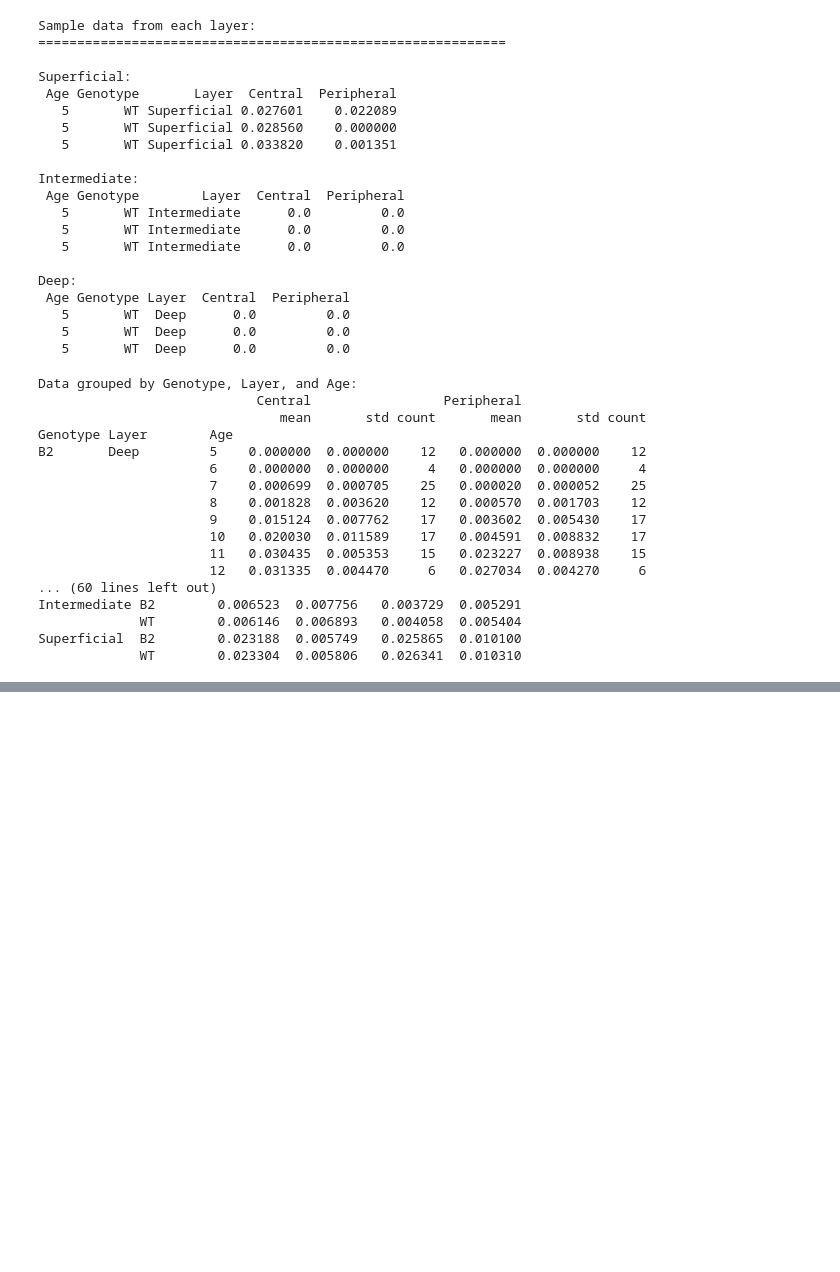
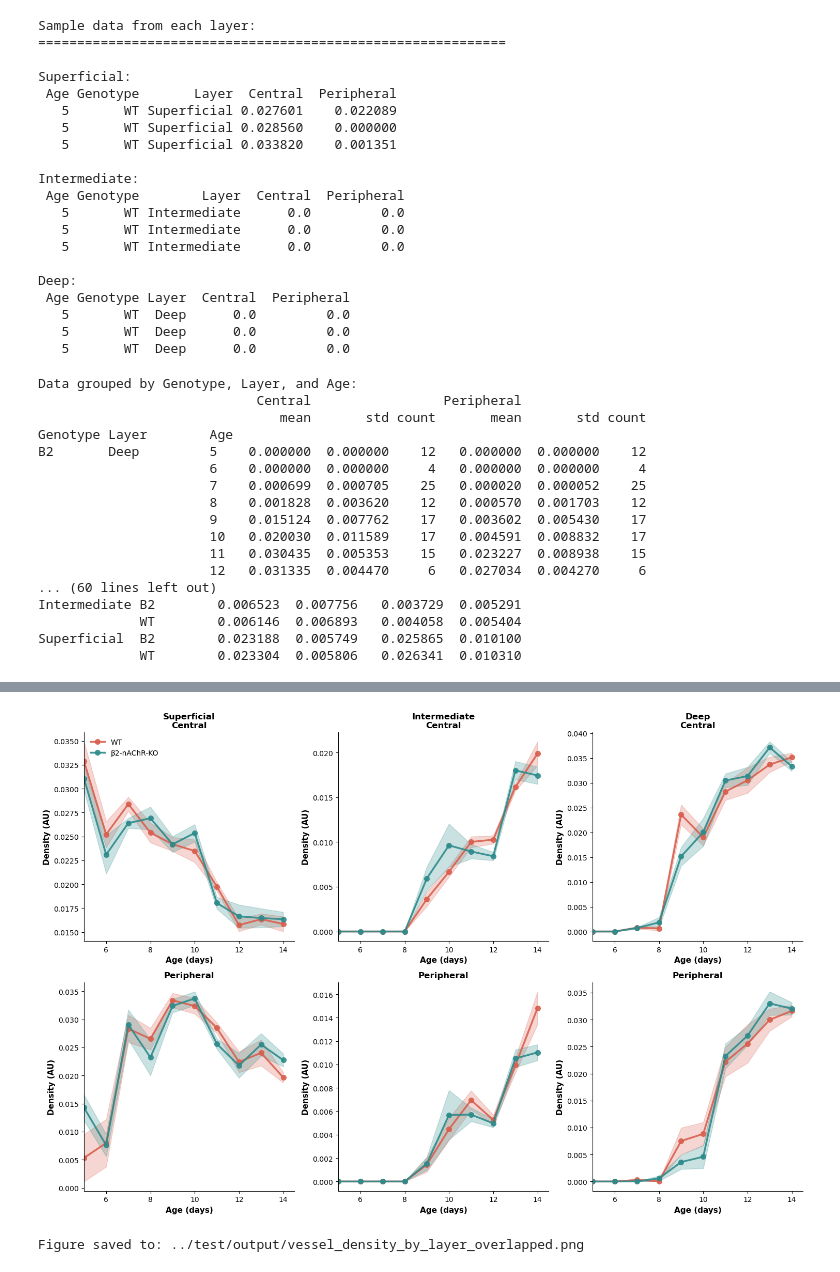
Before and after one commit to mattar13/VascularAnalysis, a Jupyter notebook: notebooks/VasculatureFigures.ipynb, the cells around one changed output, grey strips where cells are left out. Saved outputs shown, nothing was run; the diff lists cells and outputs as text; code cells hidden in the pictures; blank space fills up the shorter version.

```diff
--- a/notebooks/VasculatureFigures.ipynb
+++ b/notebooks/VasculatureFigures.ipynb
@@ -14,6 +15,6 @@ from src.DataManager import auxillary_functions
 # %%
 # Load the data from MasterSheet.xlsx
-data_path = '../data/MasterSheet.xlsx'
+data_path = '../test/input/MasterSheet.xlsx'
 dm = DataManager(file_path=data_path)
 
 # Display available sheet names and column titles
@@ -367,0 +369,77 @@ Figure saved to: ../data/central_peripheral_by_genotype.png
+# %%
+# Create a new figure with overlapped WT and B2 by layer (3 columns: Superficial, Intermediate, Deep)
+# and by region (2 rows: Central, Peripheral)
+
+fig, axes = plt.subplots(2, 3, figsize=(15, 10))
+
+# Define colors for genotypes (matching the image style)
+genotype_colors = {
+    'WT': '#D95F4E',  # orange/red color for WT
+    'B2': '#2E8B8B'   # teal/cyan color for B2 (β2-nAChR-KO)
+}
+
+layers = ['Superficial', 'Intermediate', 'Deep']
+regions = ['Central', 'Peripheral']
+
+# Iterate through each subplot
+for col_idx, layer in enumerate(layers):
+    for row_idx, region in enumerate(regions):
+        ax = axes[row_idx, col_idx]
+
+        # Plot both genotypes on the same subplot
+        for genotype in ['WT', 'B2']:
+            # Filter data for this genotype and layer
+            data = combined_df[(combined_df['Genotype'] == genotype) &
+                              (combined_df['Layer'] == layer)]
+
+            # Calculate mean and std for this region across ages
+            age_stats = data.groupby('Age')[region].agg(['mean', 'std', 'sem']).reset_index()
+
+            # Get ages, means, and standard errors
+            ages = age_stats['Age'].values
+            means = age_stats['mean'].values
+            sems = age_stats['sem'].fillna(0).values
+
+            # Plot the line with markers
+            ax.plot(ages, means, '-o', label=genotype,
+                   color=genotype_colors[genotype], linewidth=2.5,
+                   markersize=7, alpha=0.9)
+
+            # Add shaded error bands (using SEM)
+            ax.fill_between(ages, means - sems, means + sems,
+                           alpha=0.25, color=genotype_colors[genotype])
+
+        # Formatting for each subplot
+        ax.set_xlabel('Age (days)', fontsize=11, fontweight='bold')
+        ax.set_ylabel('Density (AU)', fontsize=11, fontweight='bold')
+
+        # Set title based on position
+        if row_idx == 0:  # Top row - add layer name
+            ax.set_title(f'{layer}\n{region}', fontsize=12, fontweight='bold')
+        else:  # Bottom row
+            ax.set_title(region, fontsize=12, fontweight='bold')
+
+        # Add legend to the first subplot only
+        if col_idx == 0 and row_idx == 0:
+            # Create custom legend labels
+            legend_labels = ['WT', 'β2-nAChR-KO']
+            handles = ax.get_lines()
+            ax.legend(handles, legend_labels, loc='upper left',
+                     frameon=False, fontsize=10)
+
+        # Set x-axis limits and ticks
+        ax.set_xlim(5, 14.5)
+        ax.set_xticks([6, 8, 10, 12, 14])
+
+        # Grid for better readability
+        ax.grid(False)
+        ax.spines['top'].set_visible(False)
+        ax.spines['right'].set_visible(False)
+
+plt.tight_layout()
+plt.savefig('../test/output/vessel_density_by_layer_overlapped.png', dpi=300, bbox_inches='tight')
+plt.show()
+print("Figure saved to: ../test/output/vessel_density_by_layer_overlapped.png")
+# %% [output]
+[figure, added]
+Figure saved to: ../test/output/vessel_density_by_layer_overlapped.png
```
Also changed, not shown: parts of 3 cells of this notebook, 1 other file.
